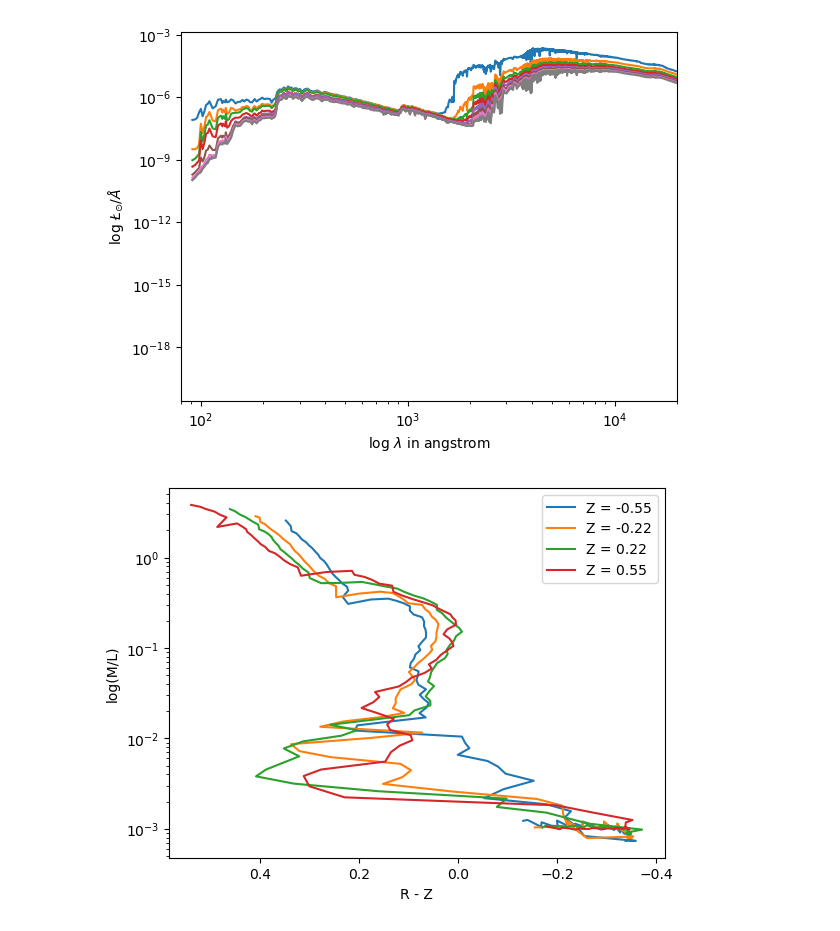
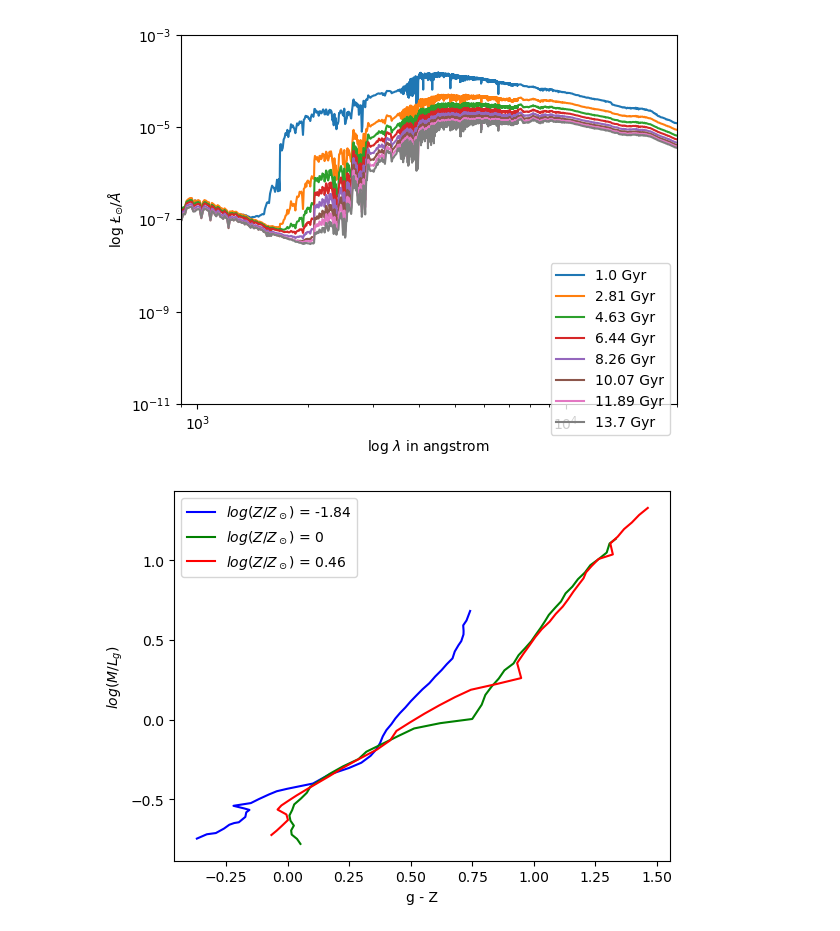
Before and after one commit to YannickBadoux/BRP, a Jupyter notebook: Steller simulations no dust.ipynb, the cells around one changed output. Saved outputs shown, nothing was run; the diff lists cells and outputs as text; code cells hidden in the pictures.

```diff
--- a/Steller simulations no dust.ipynb
+++ b/Steller simulations no dust.ipynb
@@ -9,59 +9,64 @@ import scipy as sc
 #creating a stellar population with an SSP imf
 #we'll leave out the dust for now
 
-sp = fsps.StellarPopulation(compute_vega_mags=False, zcontinuous=1, sfh=0, logzsol=0.0, add_dust_emission=False,
+sp = fsps.StellarPopulation(compute_vega_mags=False, imf_type=0, zcontinuous=1, sfh=0, logzsol=0.0, add_dust_emission=False,
     frac_nodust=1, frac_obrun=1, agb_dust=0)
 # %%
 # Here we get the spectra of the SP
 ages = np.linspace(1, 13.7, 8)
 
 
 fig, ax2 = plt.subplots(1,1)
 
 for age in tqdm(ages):
     wave, spec = sp.get_spectrum(tage=age, peraa=True)
     ax2.plot(wave, spec, label=f"{round(age,2)} Gyr")
 
-
+# We cut off the plot at the Lymann limit
 ax2.set_xscale('log')
 ax2.set_yscale('log')
-ax2.set_xlim(80, 20000)
-# ax2.legend(bbox_to_anchor=(1, 0.4))
+ax2.set_xlim(900, 20000)
+ax2.set_ylim(1e-11, 1e-3)
+ax2.legend(bbox_to_anchor=(1, 0.4))
 ax2.set_xlabel("log $\lambda$ in angstrom")
 ax2.set_ylabel("log $\L_{\odot}/\\AA$")
 plt.show()
 # %% [output]
-[figure, old version]
+[figure, new version]
 # %%
 # Here we make a colour-M/L plot
-# We can get the colour from the filters in fsps
-filters = fsps.find_filter('sdss')
+# We can get the colour from the filters    in fsps
+def flux_from_mags(mag_AB):
+    '''
+    params:
+        - mags_AB: the magnitude of which the corresponding flux in erg s^-1 cm^-2 Hz^-1
+    '''
+    return 10 **( (48.60+ mag_AB) / -2.5)
+
+ages = sp.log_age
+old_mask = ages > 8
 
 
-metalicities = [-0.55, -0.22, 0.22, 0.55]
-
+# print(sp.zlegend)
+filters = fsps.find_filter('sdss')
+solarmag = sp.filter_data()[2][13]
+metalicities = [-1.84, 0, 0.46]
+colours = ['blue', 'green', 'red']
 
 fig, ax = plt.subplots(1, 1)
 
-for Z in tqdm(metalicities):
-    colour = []
-    ratio = []
+for i, Z in enumerate(metalicities):
     sp.params['logzsol'] = Z
-    wave, specs = sp.get_spectrum(tage=0, peraa=True)
-    mass = sp.stellar_mass
-    mags = sp.get_mags(tage=0.0, bands=filters)
-    for n, spec in enumerate(specs):
+    mass = sp.stellar_mass[old_mask]
+    sdss_mags = sp.get_mags(tage=0.0, bands=filters)[old_mask]
+    lum = flux_from_mags(sdss_mags[:, 1]) / flux_from_mags(sp.filter_data()[2][13])
+    ratio = mass / lum
+    colour = sdss_mags[:, 1] - sdss_mags[:, 3]
 
-        lum = np.trapz(spec, wave)
-        ratio.append(mass[n] / lum)
-        colour.append(mags[n][2] - mags[n][3])
-
-    ax.plot(colour, ratio, label=f"Z = {Z}")
+    ax.plot(colour, np.log10(ratio), label=f"$log(Z/Z_\odot)$ = {Z}", c=colours[i])
     ax.legend()
-    ax.set_xlabel("R - Z")
-    ax.set_ylabel('log(M/L)')
-    ax.set_yscale('log')
-plt.gca().invert_xaxis()
+    ax.set_xlabel("g - Z")
+    ax.set_ylabel('$log(M/L_g)$')
 plt.show()
 # %% [output]
-[figure, old version]
+[figure, new version]
```
Also changed, not shown: parts of 1 cell of this notebook.
